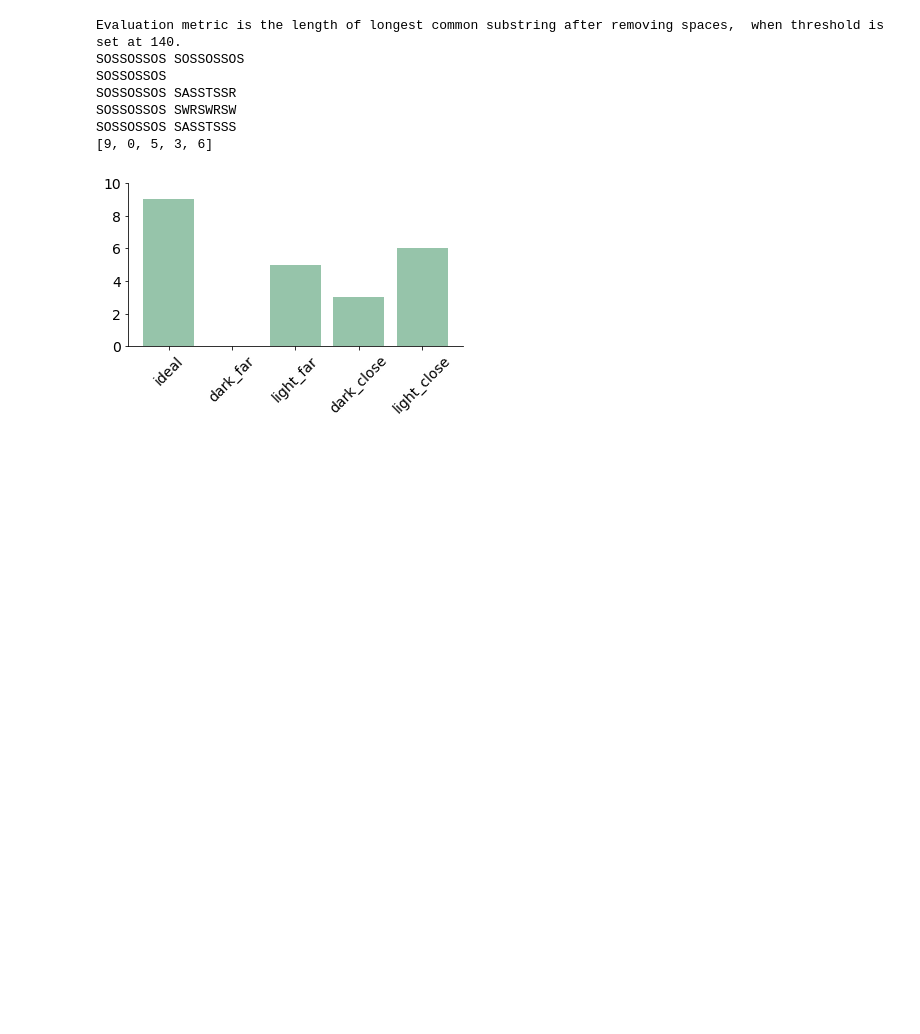
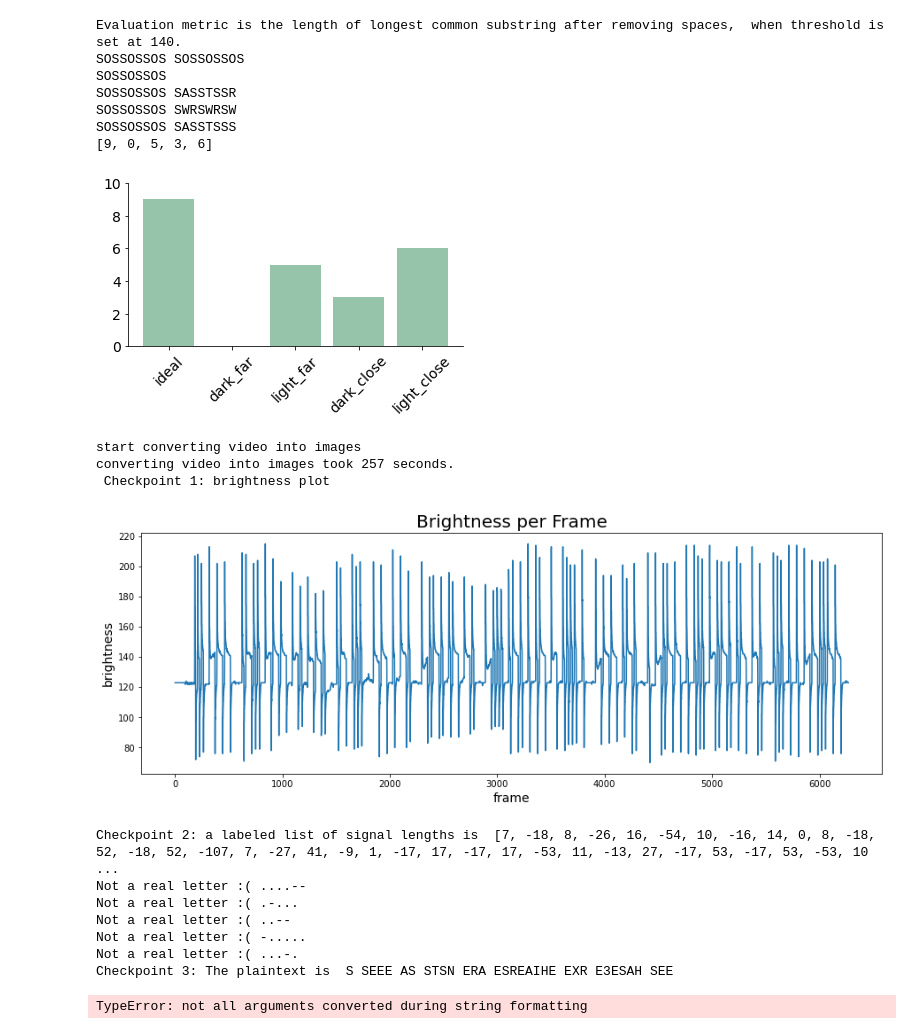
Before and after one commit to erinamiller/cse569lab1, a Jupyter notebook: decoding_flashlights.ipynb, the cells around one changed output. Cells and saved outputs as stored; diff of their text form; code cells hidden in the pictures; blank space fills up the shorter version.

```diff
--- a/decoding_flashlights.ipynb
+++ b/decoding_flashlights.ipynb
@@ -408,3 +438,19 @@ SOSSOSSOS SWRSWRSW
 SOSSOSSOS SASSTSSS
 [9, 0, 5, 3, 6]
 [figure]
+# %%
+student_answer = run('inputs/test-2.mov',)
+print('Student answer is %s\n'%(student_answer,130))
+# %% [output]
+start converting video into images
+converting video into images took 257 seconds.
+ Checkpoint 1: brightness plot
+[figure, added]
+Checkpoint 2: a labeled list of signal lengths is  [7, -18, 8, -26, 16, -54, 10, -16, 14, 0, 8, -18, 52, -18, 52, -107, 7, -27, 41, -9, 1, -17, 17, -17, 17, -53, 11, -13, 27, -17, 53, -17, 53, -53, 10 ...
+Not a real letter :( ....--
+Not a real letter :( .-...
+Not a real letter :( ..--
+Not a real letter :( -.....
+Not a real letter :( ...-.
+Checkpoint 3: The plaintext is  S SEEE AS STSN ERA ESREAIHE EXR E3ESAH SEE
+TypeError: not all arguments converted during string formatting
```
Also changed, not shown: parts of 6 cells of this notebook, 4 other files.
